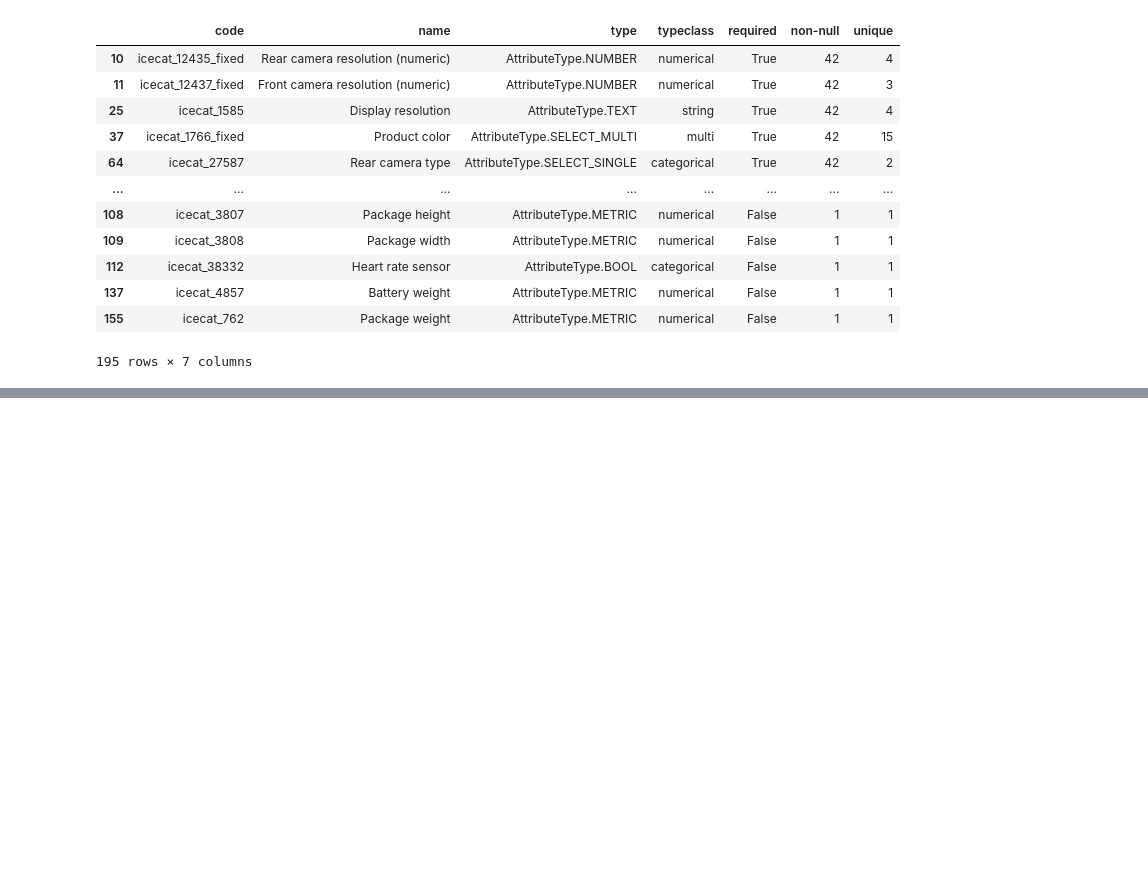
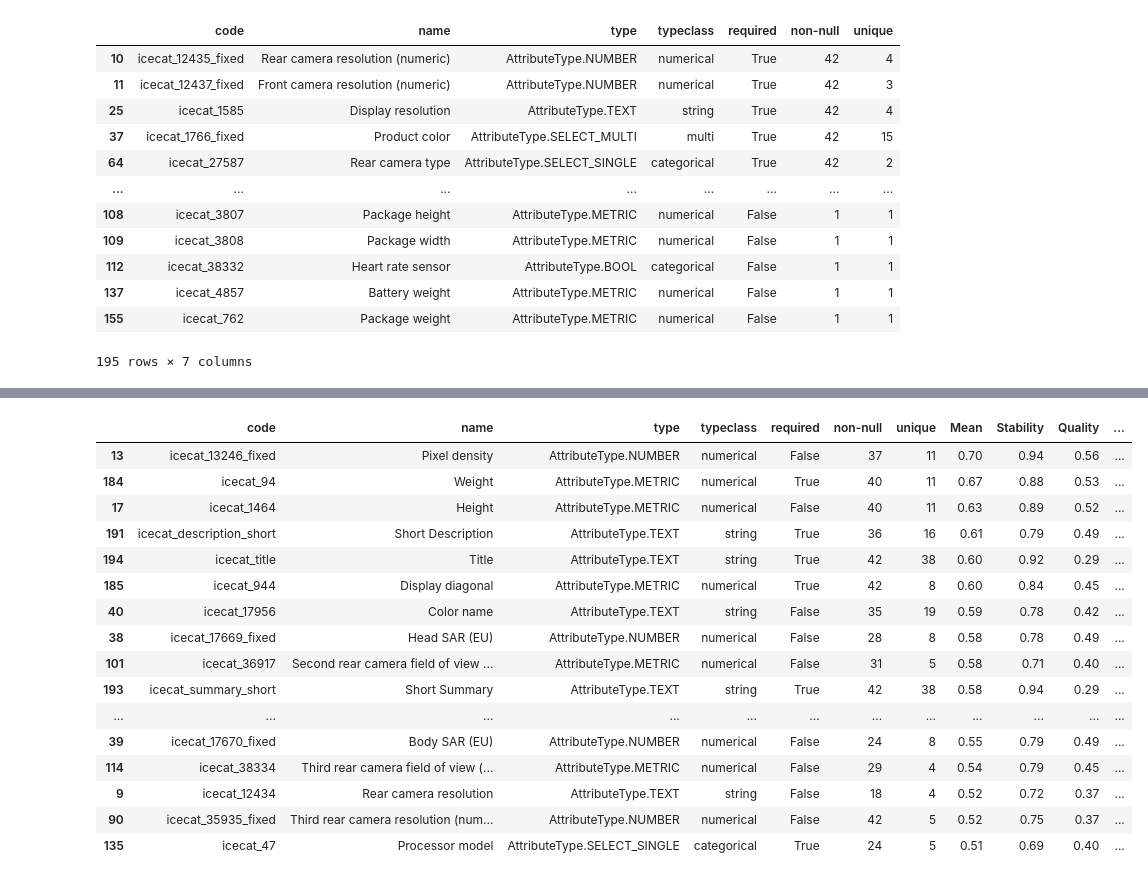
Before and after one commit to hd-code/ma-product-clustering, a Jupyter notebook: cluster-analysis/notebooks/clustering/2-phones.ipynb, the cells around one changed output, grey strips where cells are left out. Cells and saved outputs as stored; diff of their text form; code cells hidden in the pictures; blank space fills up the shorter version.

```diff
--- a/cluster-analysis/notebooks/clustering/2-phones.ipynb
+++ b/cluster-analysis/notebooks/clustering/2-phones.ipynb
@@ -479,0 +344,12 @@ pd.DataFrame({
+# %%
+def metrics_types_req_make():
+    return {
+        key: calc_metrics(list(filter(lambda a: a in attr_req, codes)))
+        for key, codes in attr_codes_types.items()
+    }
+metrics_types_req = config.load_or_create(data_dir / "metrics-types-req.pkl", metrics_types_req_make)
+# %%
+pd.DataFrame({
+    f"{key} req": metrics_to_table(values)
+    for key, values in metrics_types_req.items()
+}).transpose().round(2)
@@ -479,0 +375,12 @@ pd.DataFrame({
+# %%
+def metrics_attr_make():
+    return {
+        attr_code: calc_metrics([attr_code])
+        for attr_code in attr_df["code"]
+    }
+metrics_attr = config.load_or_create(data_dir / "metrics-attr.pkl", metrics_attr_make)
+# %%
+pd.DataFrame({
+    key: metrics_to_table(values)
+    for key, values in metrics_attr.items()
+}).transpose().round(2).sort_values("Mean", ascending=False).head(12).style.highlight_max(color= "lightgreen")
@@ -479,0 +411,24 @@ pd.DataFrame({
+# %%
+tmp = pd.DataFrame({
+    key: metrics_to_table(values)
+    for key, values in metrics_attr.items()
+}).transpose().round(2)
+pd.merge(attr_df, tmp.reset_index().rename({"index": "code"}, axis=1), on="code").sort_values("Mean", ascending=False).head(20)
+# %% [output]
+|  | code | name | type | typeclass | required | non-null | unique | Mean | Stability | Quality | ... |
+| 13 | icecat_13246_fixed | Pixel density | AttributeType.NUMBER | numerical | False | 37 | 11 | 0.70 | 0.94 | 0.56 | ... |
+| 184 | icecat_94 | Weight | AttributeType.METRIC | numerical | True | 40 | 11 | 0.67 | 0.88 | 0.53 | ... |
+| 17 | icecat_1464 | Height | AttributeType.METRIC | numerical | False | 40 | 11 | 0.63 | 0.89 | 0.52 | ... |
+| 191 | icecat_description_short | Short Description | AttributeType.TEXT | string | True | 36 | 16 | 0.61 | 0.79 | 0.49 | ... |
+| 194 | icecat_title | Title | AttributeType.TEXT | string | True | 42 | 38 | 0.60 | 0.92 | 0.29 | ... |
+| 185 | icecat_944 | Display diagonal | AttributeType.METRIC | numerical | True | 42 | 8 | 0.60 | 0.84 | 0.45 | ... |
+| 40 | icecat_17956 | Color name | AttributeType.TEXT | string | False | 35 | 19 | 0.59 | 0.78 | 0.42 | ... |
+| 38 | icecat_17669_fixed | Head SAR (EU) | AttributeType.NUMBER | numerical | False | 28 | 8 | 0.58 | 0.78 | 0.49 | ... |
+| 101 | icecat_36917 | Second rear camera field of view ... | AttributeType.METRIC | numerical | False | 31 | 5 | 0.58 | 0.71 | 0.40 | ... |
+| 193 | icecat_summary_short | Short Summary | AttributeType.TEXT | string | True | 42 | 38 | 0.58 | 0.94 | 0.29 | ... |
+| ... | ... | ... | ... | ... | ... | ... | ... | ... | ... | ... | ... |
+| 39 | icecat_17670_fixed | Body SAR (EU) | AttributeType.NUMBER | numerical | False | 24 | 8 | 0.55 | 0.79 | 0.49 | ... |
+| 114 | icecat_38334 | Third rear camera field of view (... | AttributeType.METRIC | numerical | False | 29 | 4 | 0.54 | 0.79 | 0.45 | ... |
+| 9 | icecat_12434 | Rear camera resolution | AttributeType.TEXT | string | False | 18 | 4 | 0.52 | 0.72 | 0.37 | ... |
+| 90 | icecat_35935_fixed | Third rear camera resolution (num... | AttributeType.NUMBER | numerical | False | 42 | 5 | 0.52 | 0.75 | 0.37 | ... |
+| 135 | icecat_47 | Processor model | AttributeType.SELECT_SINGLE | categorical | True | 24 | 5 | 0.51 | 0.69 | 0.40 | ... |
```
Also changed, not shown: parts of 45 cells of this notebook, 5 other files.
